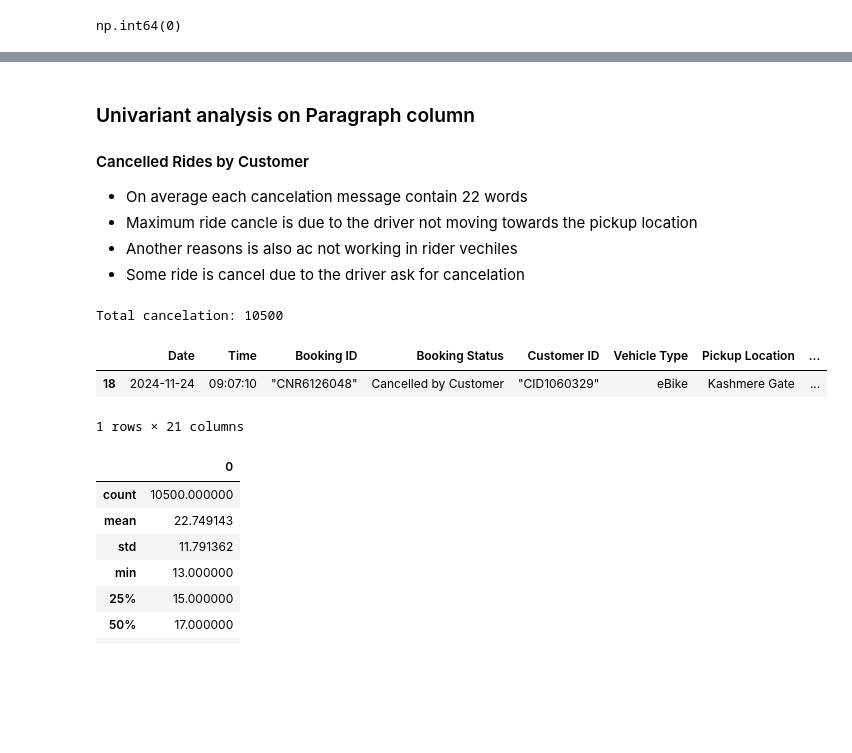
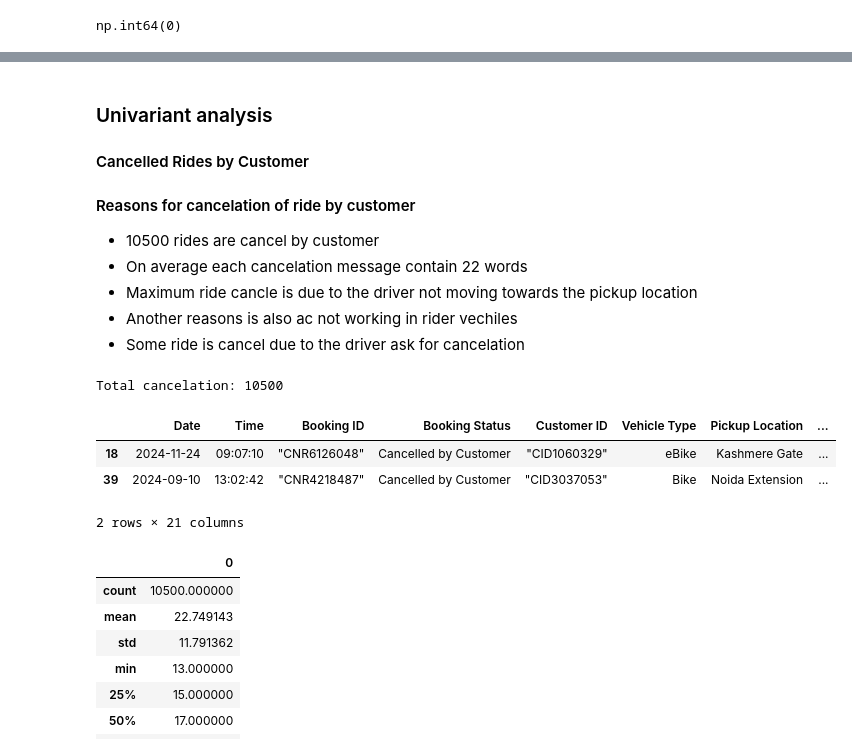
Before and after one commit to therai0/EDA_project-, a Jupyter notebook: eda_uber.ipynb, the cells around one changed output, grey strips where cells are left out. Drawn from its saved outputs; the diff is of its cells as text; code cells hidden in the pictures; blank space fills up the shorter version.

```diff
--- a/eda_uber.ipynb
+++ b/eda_uber.ipynb
@@ -546,6 +124,10 @@ sns.countplot(x="Payment Method",data=df)
 # %% [markdown]
-### Univariant analysis on Paragraph column
+### Univariant analysis
+
 #### Cancelled Rides by Customer
+
+#### Reasons for cancelation of ride by customer
++ 10500 rides are cancel by customer
 + On average each cancelation message contain 22 words
 + Maximum ride cancle is due to the driver not moving towards the pickup location
 + Another reasons is also ac not working in rider vechiles
@@ -561,11 +143,12 @@ Total cancelation: 10500
 # %%
 # only dataset cancle by customer
 customer_cancle_df = df.loc[df["Cancelled Rides by Customer"].isnull()  == False]
-customer_cancle_df.head(1)
+customer_cancle_df.head(2)
 # %% [output]
 |  | Date | Time | Booking ID | Booking Status | Customer ID | Vehicle Type | Pickup Location | ... |
 | 18 | 2024-11-24 | 09:07:10 | "CNR6126048" | Cancelled by Customer | "CID1060329" | eBike | Kashmere Gate | ... |
+| 39 | 2024-09-10 | 13:02:42 | "CNR4218487" | Cancelled by Customer | "CID3037053" | Bike | Noida Extension | ... |
-1 rows × 21 columns
+2 rows × 21 columns
 # %%
 paragraph_len = []
 customer_cancle_column = customer_cancle_df["Reason for cancelling by Customer"]
```
Also changed, not shown: parts of 71 cells of this notebook.
